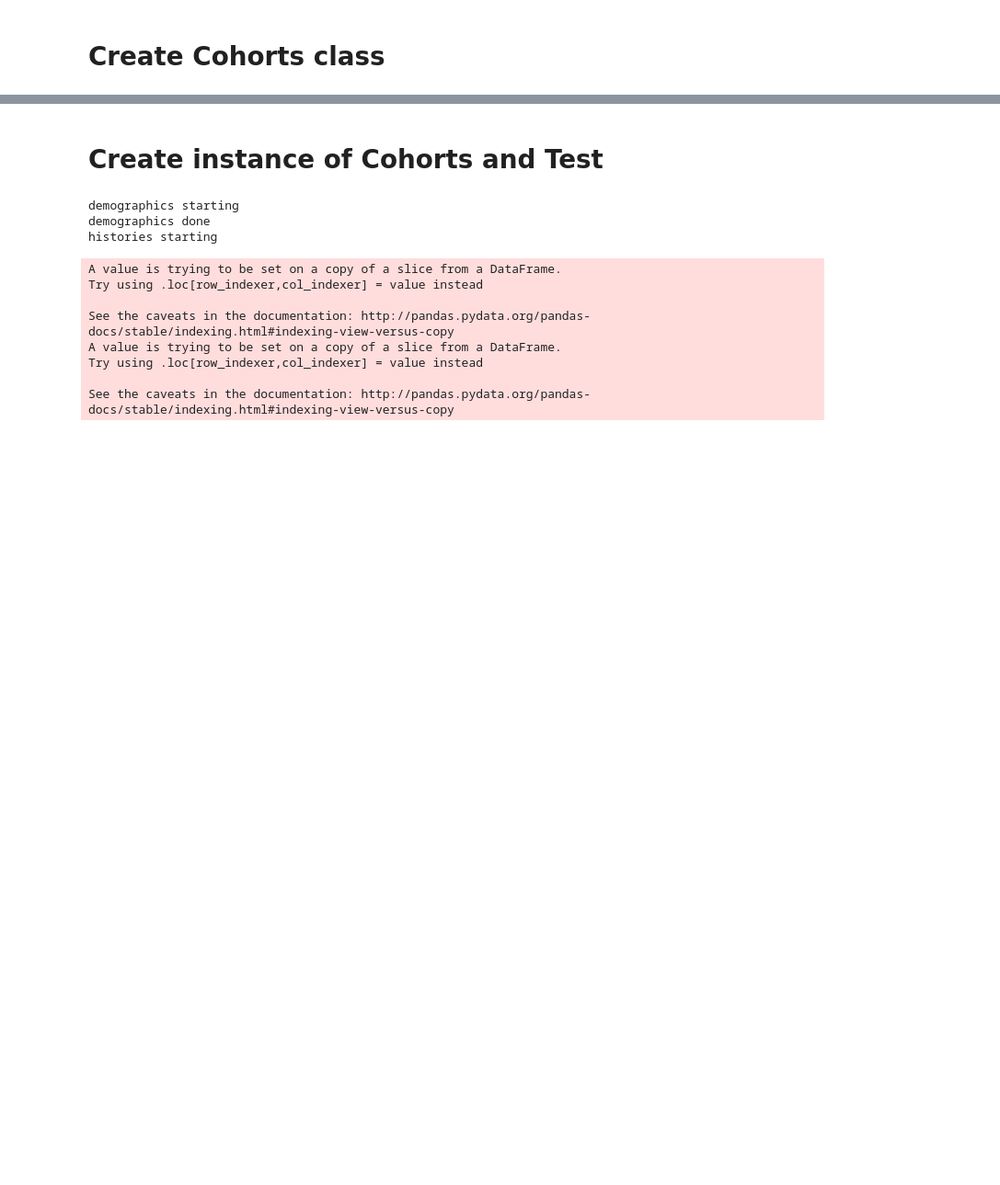
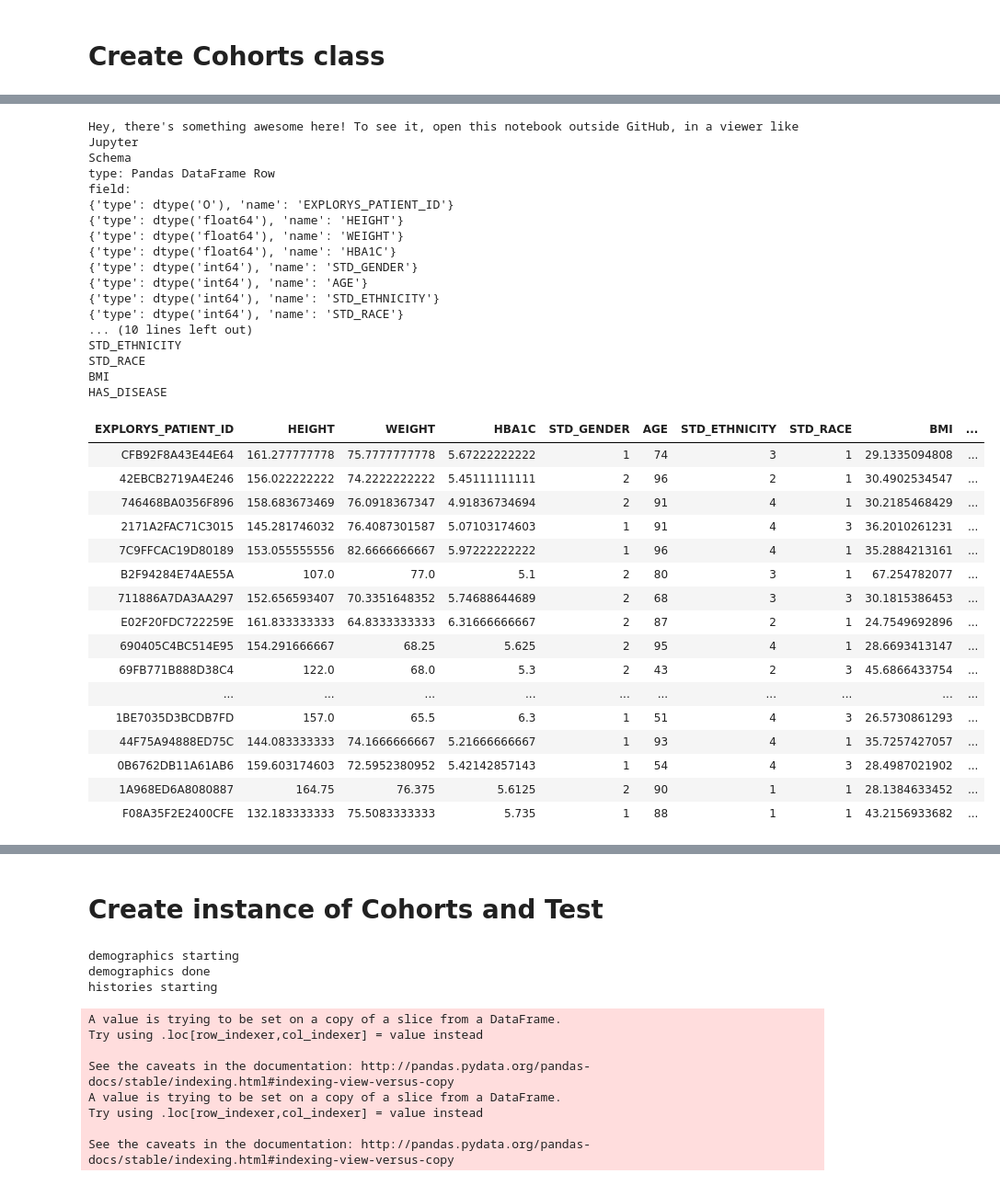
Before and after one commit to pixiedust/pixiedust_health, a Jupyter notebook: cohorts_notebook.ipynb, the cells around one changed output, grey strips where cells are left out. Shown at 92% size. Cells and saved outputs as stored; diff of their text form; code cells hidden in the pictures; blank space fills up the shorter version.

Commit message:
feature vectors for patients

```diff
--- a/cohorts_notebook.ipynb
+++ b/cohorts_notebook.ipynb
@@ -89,3 +20,3 @@ SNOMED_IDS
 # %%
-diagnosis = pandas.read_csv('/Users/elizabethwells/PycharmProjects/WatsonHealth/synthetic_data/create_v_diagnosis.csv', delimiter="\t")
-display(diagnosis)
+diagnosis = pandas.read_csv(path_to_synthetic_data+'synthetic_data/create_v_diagnosis.csv', delimiter="\t")
+#display(diagnosis)
@@ -127,5 +23,5 @@ SNOMED_IDS
 # %%
-observations = pandas.read_csv('/Users/elizabethwells/PycharmProjects/WatsonHealth/synthetic_data/create_v_observation.csv', delimiter="\t")
+observations = pandas.read_csv(path_to_synthetic_data+'synthetic_data/create_v_observation.csv', delimiter="\t")
 display(observations)
 # %% [output]
 Hey, there's something awesome here! To see it, open this notebook outside GitHub, in a viewer like Jupyter
@@ -316,0 +327,5 @@ class Cohorts:
+# %%
+import time
+start_time = time.time()
+cohorts = Cohorts(demographics, diagnosis, observations)
+print("- %s seconds -" % (time.time() - start_time))
@@ -316,0 +348,5 @@ class Cohorts:
+# %%
+start_time = time.time()
+diabetes = 1
+data = cohorts.getFeatureVectors(diabetes)
+print("- %s seconds -" % (time.time() - start_time))
@@ -316,0 +366,37 @@ class Cohorts:
+# %%
+display(data)
+# %% [output]
+Hey, there's something awesome here! To see it, open this notebook outside GitHub, in a viewer like Jupyter
+Schema
+type: Pandas DataFrame Row
+field:
+{'type': dtype('O'), 'name': 'EXPLORYS_PATIENT_ID'}
+{'type': dtype('float64'), 'name': 'HEIGHT'}
+{'type': dtype('float64'), 'name': 'WEIGHT'}
+{'type': dtype('float64'), 'name': 'HBA1C'}
+{'type': dtype('int64'), 'name': 'STD_GENDER'}
+{'type': dtype('int64'), 'name': 'AGE'}
+{'type': dtype('int64'), 'name': 'STD_ETHNICITY'}
+{'type': dtype('int64'), 'name': 'STD_RACE'}
+... (10 lines left out)
+STD_ETHNICITY
+STD_RACE
+BMI
+HAS_DISEASE
+| EXPLORYS_PATIENT_ID | HEIGHT | WEIGHT | HBA1C | STD_GENDER | AGE | STD_ETHNICITY | STD_RACE | BMI | ... |
+| CFB92F8A43E44E64 | 161.277777778 | 75.7777777778 | 5.67222222222 | 1 | 74 | 3 | 1 | 29.1335094808 | ... |
+| 42EBCB2719A4E246 | 156.022222222 | 74.2222222222 | 5.45111111111 | 2 | 96 | 2 | 1 | 30.4902534547 | ... |
+| 746468BA0356F896 | 158.683673469 | 76.0918367347 | 4.91836734694 | 2 | 91 | 4 | 1 | 30.2185468429 | ... |
+| 2171A2FAC71C3015 | 145.281746032 | 76.4087301587 | 5.07103174603 | 1 | 91 | 4 | 3 | 36.2010261231 | ... |
+| 7C9FFCAC19D80189 | 153.055555556 | 82.6666666667 | 5.97222222222 | 1 | 96 | 4 | 1 | 35.2884213161 | ... |
+| B2F94284E74AE55A | 107.0 | 77.0 | 5.1 | 2 | 80 | 3 | 1 | 67.254782077 | ... |
+| 711886A7DA3AA297 | 152.656593407 | 70.3351648352 | 5.74688644689 | 2 | 68 | 3 | 3 | 30.1815386453 | ... |
+| E02F20FDC722259E | 161.833333333 | 64.8333333333 | 6.31666666667 | 2 | 87 | 2 | 1 | 24.7549692896 | ... |
+| 690405C4BC514E95 | 154.291666667 | 68.25 | 5.625 | 2 | 95 | 4 | 1 | 28.6693413147 | ... |
+| 69FB771B888D38C4 | 122.0 | 68.0 | 5.3 | 2 | 43 | 2 | 3 | 45.6866433754 | ... |
+| ... | ... | ... | ... | ... | ... | ... | ... | ... | ... |
+| 1BE7035D3BCDB7FD | 157.0 | 65.5 | 6.3 | 1 | 51 | 4 | 3 | 26.5730861293 | ... |
+| 44F75A94888ED75C | 144.083333333 | 74.1666666667 | 5.21666666667 | 1 | 93 | 4 | 1 | 35.7257427057 | ... |
+| 0B6762DB11A61AB6 | 159.603174603 | 72.5952380952 | 5.42142857143 | 1 | 54 | 4 | 3 | 28.4987021902 | ... |
+| 1A968ED6A8080887 | 164.75 | 76.375 | 5.6125 | 2 | 90 | 1 | 1 | 28.1384633452 | ... |
+| F08A35F2E2400CFE | 132.183333333 | 75.5083333333 | 5.735 | 1 | 88 | 1 | 1 | 43.2156933682 | ... |
```
Also changed, not shown: parts of 72 cells of this notebook.
